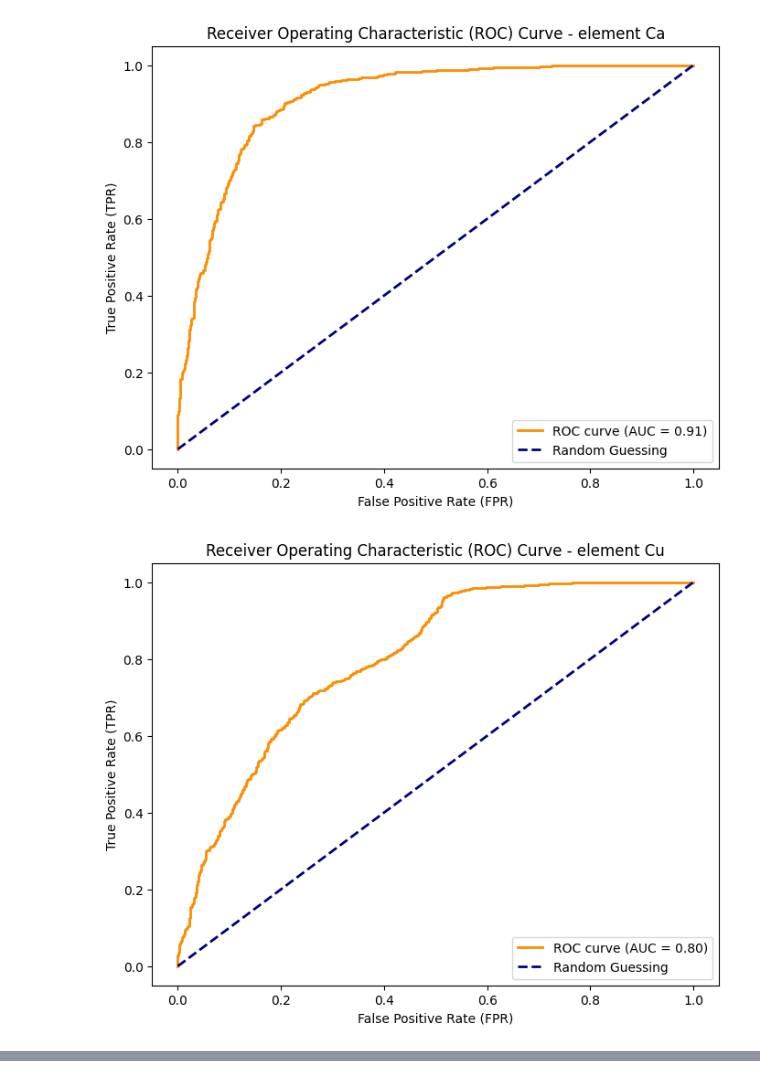
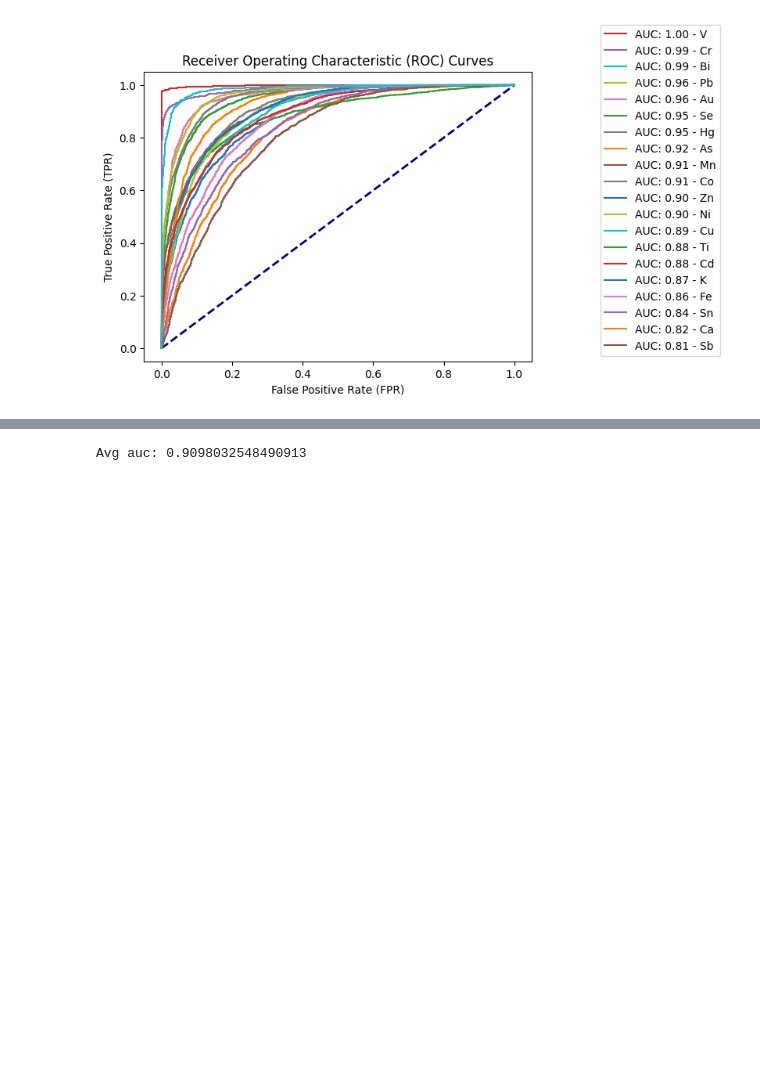
Before and after one commit to erzar0/1d-vit-for-classification-of-xrf-spectra, a Jupyter notebook: proof_of_concept.ipynb, the cells around one changed output, grey strips where cells are left out. Cells and saved outputs as stored; diff of their text form; code cells hidden in the pictures; blank space fills up the shorter version.

```diff
--- a/proof_of_concept.ipynb
+++ b/proof_of_concept.ipynb
@@ -399,12 +466,10 @@ BATCH_SIZE = 128
 EPOCHS = 3
 DEVICE = torch.device("cuda" if torch.cuda.is_available() else "cpu")
 
-artificial_data = [generate_training_data(element_lines, mu_max_err = 0.05, sigma_max_err = 0.08, samples = 2000,  elements_per_sample = i, element_numbers = None) for i in range(1, 6)]
-X, y = reduce(lambda acc, val: (acc[0] + val[0], acc[1] + val[1]) ,artificial_data, ([], []))
+artificial_data = [generate_training_data(element_lines, mu_max_err = 0.02, sigma_max_err = 0.08, samples = (10000 - i * 1000),  elements_per_sample = i, element_numbers = None) for i in range(1, 10)]
+X, y = reduce(lambda acc, val: (acc[0] + val[0], acc[1] + val[1]) , artificial_data, ([], []))
 X = np.asarray(X).reshape(-1, 1, CHANNELS_COUNT)
 y = np.asarray(y)
-print(X.shape)
-print(y.shape)
 
 X_train, X_test, y_train, y_test = train_test_split(X, y, train_size=0.8, shuffle=True)
 train_loader = create_dataloader(X_train, y_train, DEVICE, batch_size=BATCH_SIZE, shuffle=True)
@@ -458,34 +522,48 @@ loss: 0.22
 # %%
 from sklearn.metrics import roc_curve, auc
+from tqdm import tqdm
+from operator import add
 def calculate_roc(testloader):
+
     pred_labels = [[] for i in range(TARGET_VECTOR_LENGTH)]
     real_labels = [[] for i in range(TARGET_VECTOR_LENGTH)]
     with torch.no_grad():
         model.eval()
         for X_batch, y_batch in test_loader:
             for y in y_batch:
                 for i, label in enumerate(y):
                     real_labels[i].append(label.to("cpu"))
 
             y_pred = model(X_batch)
             for y in y_pred:
                 for i, label in enumerate(y):
                     pred_labels[i].append(label.to("cpu"))
 
-    for i in range(TARGET_VECTOR_LENGTH):
+    aucs = []
+    handles_list = []
+    labels_list = []
+    plt.plot([0, 1], [0, 1], color='navy', lw=2, linestyle='--', label='Random Guessing')
+    for i in tqdm(range(TARGET_VECTOR_LENGTH)):
         fpr, tpr, thresholds = roc_curve(real_labels[i], pred_labels[i])
         roc_auc = auc(fpr, tpr)
+        aucs.append(roc_auc)
 
-        plt.figure(i, figsize=(8, 6))
-        plt.plot(fpr, tpr, color='darkorange', lw=2, label='ROC curve (AUC = {:.2f})'.format(roc_auc))
-        plt.plot([0, 1], [0, 1], color='navy', lw=2, linestyle='--', label='Random Guessing')
-        plt.xlabel('False Positive Rate (FPR)')
-        plt.ylabel('True Positive Rate (TPR)')
-        plt.title(f'Receiver Operating Characteristic (ROC) Curve - element {num2elem[i].capitalize()}')
-        plt.legend(loc='lower right')
-        plt.show()
+        line, = plt.plot(fpr, tpr)
+
+        handles_list.append(line)
+        labels_list.append(f"AUC: {roc_auc:.2f} - {num2elem[i].capitalize()}")
+
+    sorted_lists = sorted(zip(labels_list, handles_list), key = lambda x: x[0], reverse=True)
+    sorted_lists = list(zip(*sorted_lists))
+    plt.legend(handles=sorted_lists[1], labels=sorted_lists[0], loc='lower right', bbox_to_anchor=(1.5, 0))
+    plt.xlabel('False Positive Rate (FPR)')
+    plt.ylabel('True Positive Rate (TPR)')
+    plt.title('Receiver Operating Characteristic (ROC) Curves')
+    plt.show()
+
+    print(f"Avg auc: {sum(aucs)/len(aucs)}")
+
 
 calculate_roc(test_loader)
 # %% [output]
-[figure, old version]
+[figure, new version]
-[figure, removed]
@@ -500,2 +570,3 @@ calculate_roc(test_loader)
+Avg auc: 0.9098032548490913
 # %%
 !nvidia-smi
```
Also changed, not shown: parts of 13 cells of this notebook.
